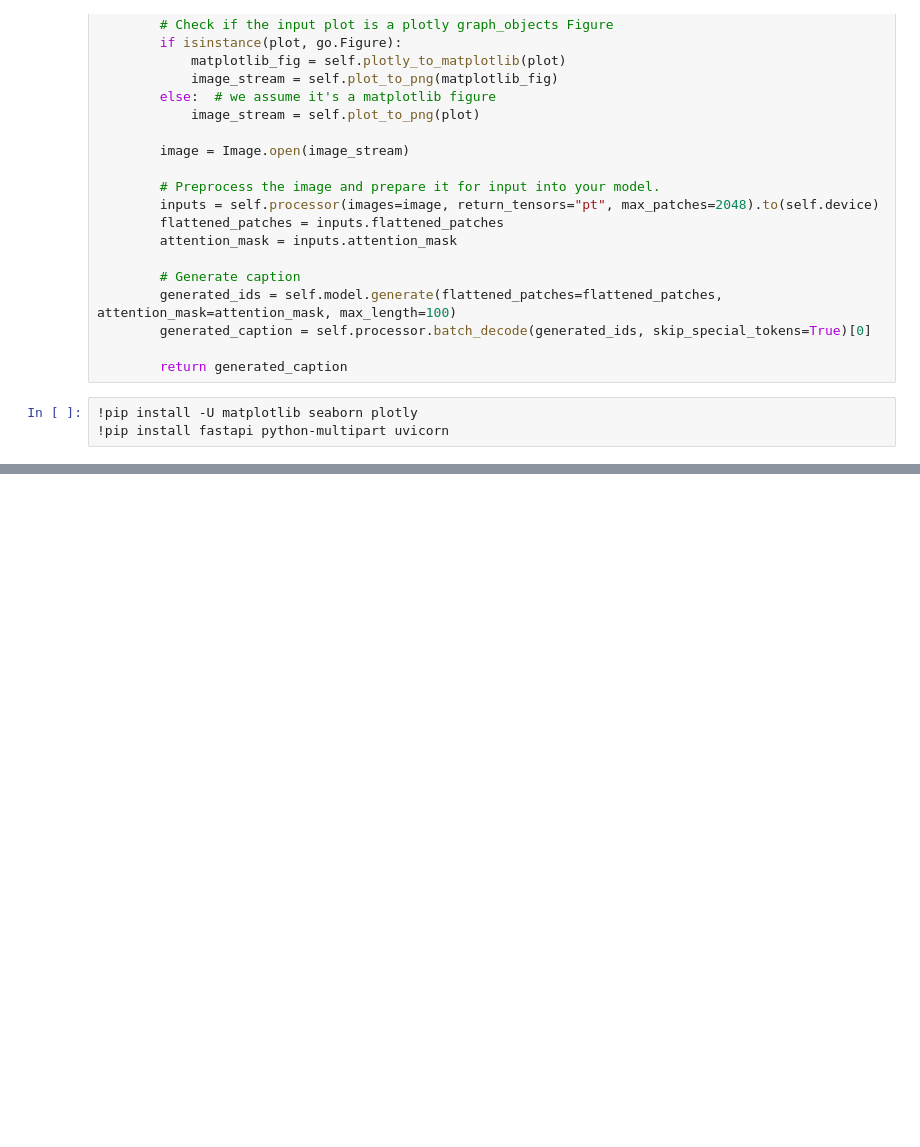
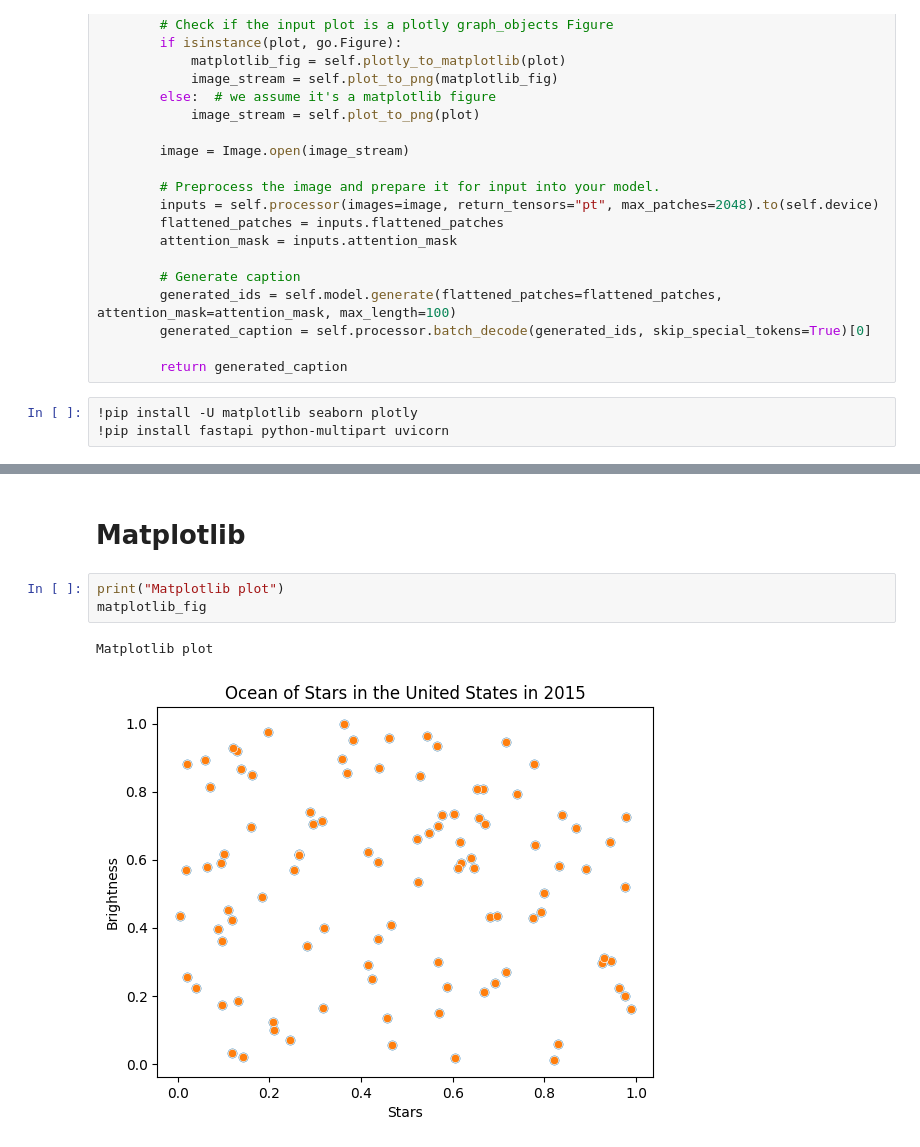
Before and after one commit to oroikono/ETSP, a Jupyter notebook: 4_library/GraphSay_UseCases.ipynb, the cells around one changed output, grey strips where cells are left out. Drawn from its saved outputs; the diff is of its cells as text; blank space fills up the shorter version.

Commit message:
updated Graphsay notebook

```diff
--- a/4_library/GraphSay_UseCases.ipynb
+++ b/4_library/GraphSay_UseCases.ipynb
@@ -122,0 +103,8 @@ print("Generated caption for plotly plot:", caption_plotly)
+# %% [markdown]
+# Matplotlib
+# %%
+print("Matplotlib plot")
+matplotlib_fig
+# %% [output]
+Matplotlib plot
+[figure, added]
```
Also changed, not shown: parts of 8 cells of this notebook.
